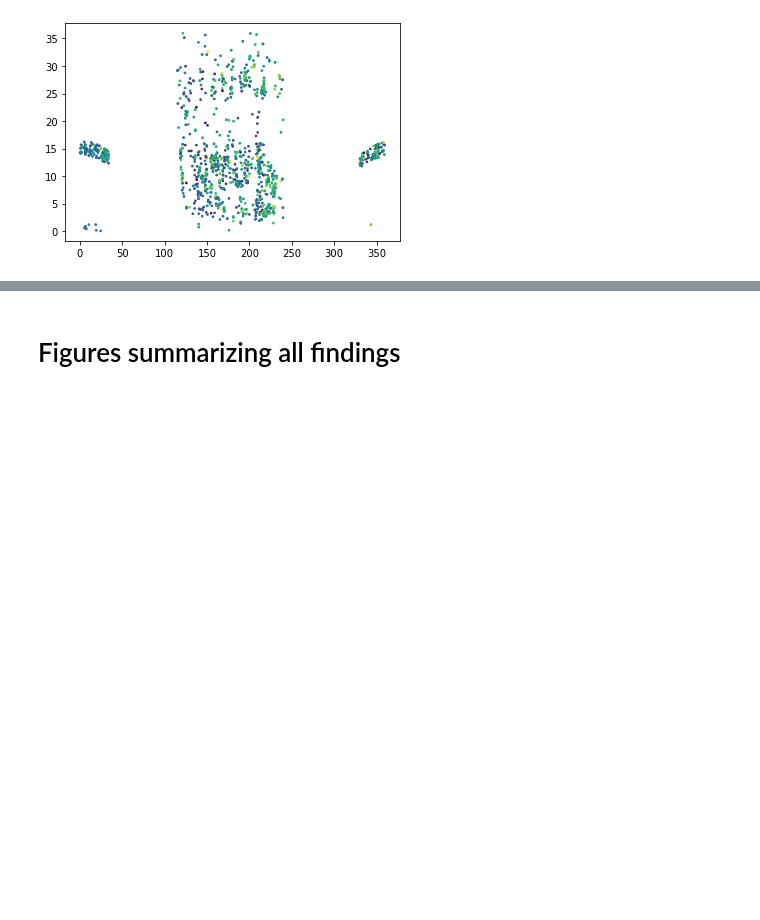
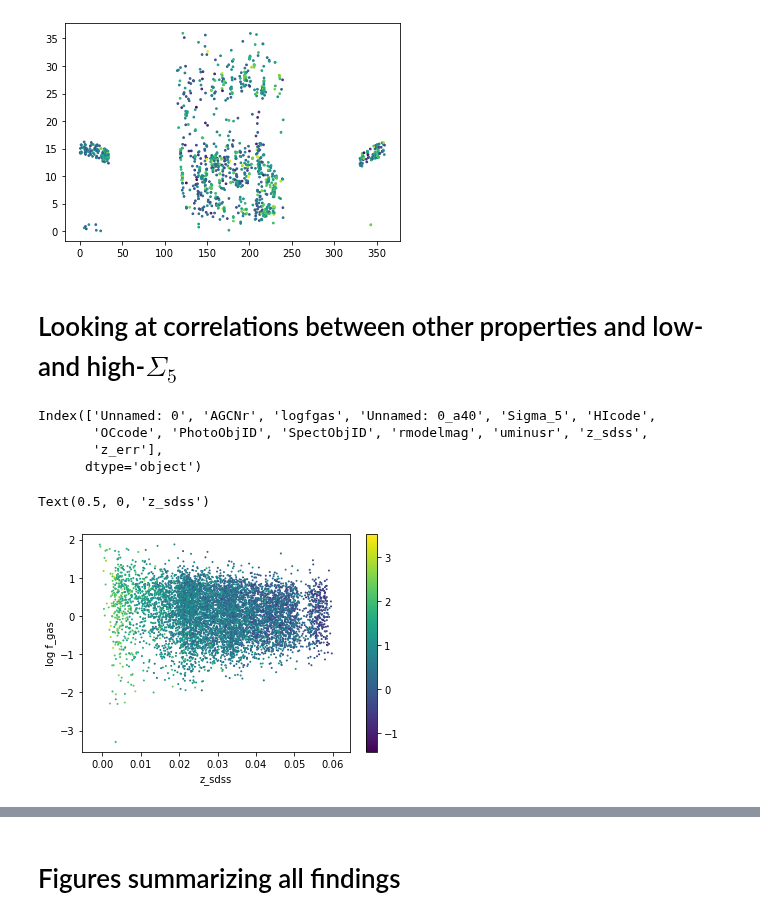
Before and after one commit to jwuphysics/HI-convnets, a Jupyter notebook: notebook/Environmental variable.ipynb, the cells around one changed output, grey strips where cells are left out. Drawn from its saved outputs; the diff is of its cells as text; code cells hidden in the pictures; blank space fills up the shorter version.

Commit message:
poke around at other variables

```diff
--- a/notebook/Environmental variable.ipynb
+++ b/notebook/Environmental variable.ipynb
@@ -141,3 +141,25 @@ plt.scatter(xgass_coords.ra, xgass_coords.dec, s=3, c=xgass_log_d5, vmin=-2, vma
 # %% [output]
 <matplotlib.collections.PathCollection at 0x...>
 [figure]
+# %% [markdown]
+# Looking at correlations between other properties and low- and high-$\Sigma_5$
+# %%
+a40 = (pd.read_csv("../data/a40-SDSS_gas-frac.csv")
+        .join(pd.read_csv("../data/a.40-Sigma_5.csv", index_col="AGCNr"), on="AGCNr", rsuffix='_a40')
+        .join(pd.read_csv("../data/a40.datafile3.csv", index_col="AGCNr"), on="AGCNr", rsuffix='_sdss')
+)
+# %%
+a40.columns
+# %% [output]
+Index(['Unnamed: 0', 'AGCNr', 'logfgas', 'Unnamed: 0_a40', 'Sigma_5', 'HIcode',
+       'OCcode', 'PhotoObjID', 'SpectObjID', 'rmodelmag', 'uminusr', 'z_sdss',
+       'z_err'],
+      dtype='object')
+# %%
+plt.scatter(a40.z_sdss, a40.logfgas, c=np.log10(a40.Sigma_5), cmap='viridis', s=1)
+plt.colorbar();
+plt.ylabel('log f_gas')
+plt.xlabel('z_sdss')
+# %% [output]
+Text(0.5, 0, 'z_sdss')
+[figure, added]
```
Also changed, not shown: parts of 2 cells of this notebook, 1 other file.
